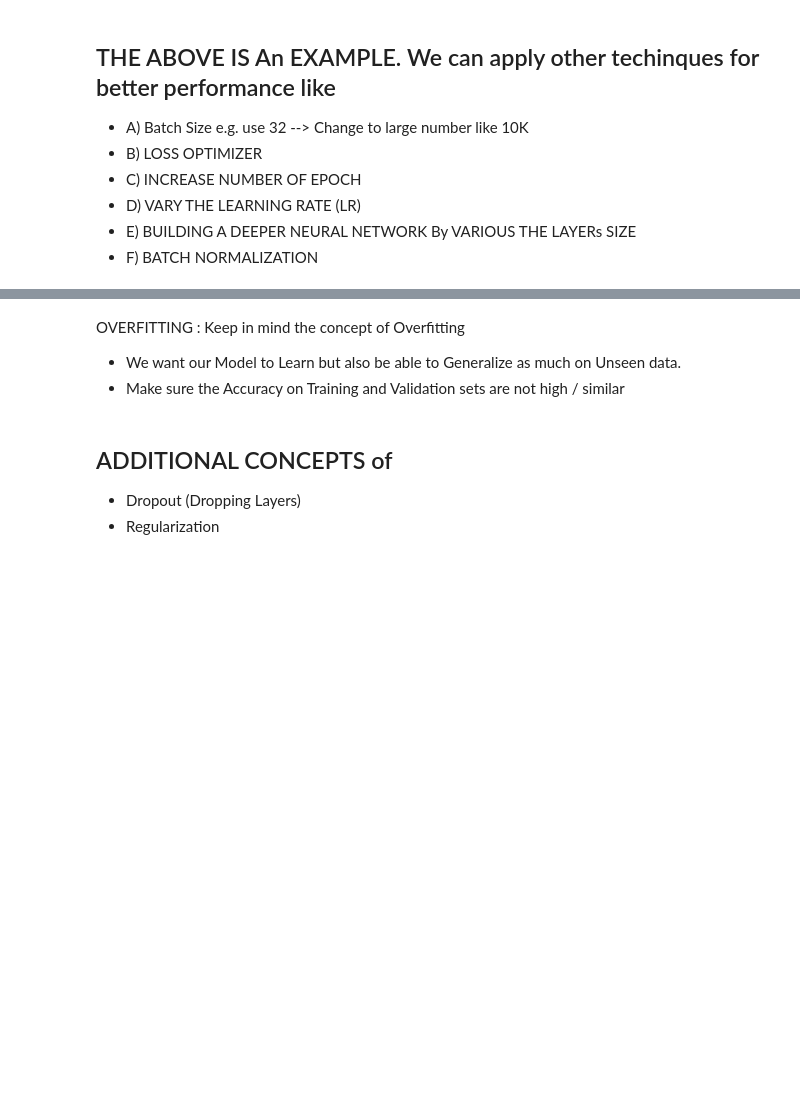
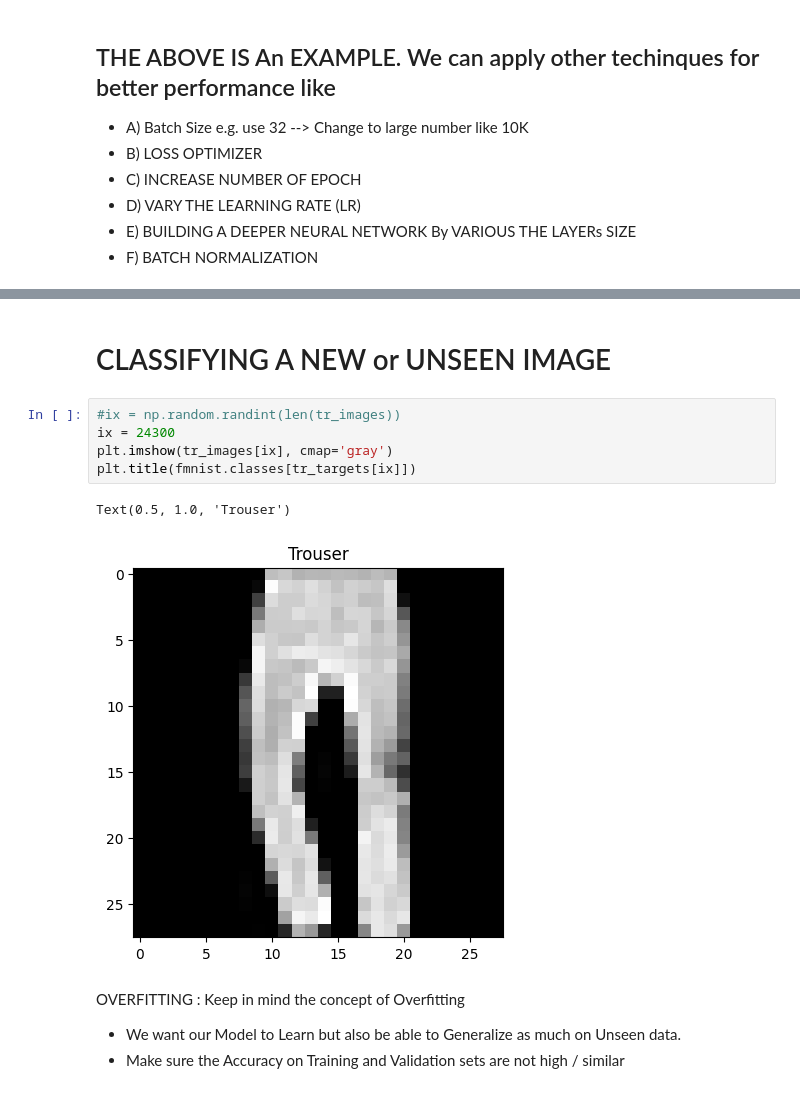
Before and after one commit to stbalaji/AIForBusiness, a Jupyter notebook: 02CVUsingNN_EndToEndClassification.ipynb, the cells around one changed output, grey strips where cells are left out. Cells and saved outputs as stored; diff of their text form; blank space fills up the shorter version.

```diff
--- a/02CVUsingNN_EndToEndClassification.ipynb
+++ b/02CVUsingNN_EndToEndClassification.ipynb
@@ -274,8 +296,14 @@ ESSENTIALLY SIGMOID VALUES DON'T CHANGE CONSIDERABLY UNLESS THE WEIGHT values ar
+# %% [markdown]
+# CLASSIFYING A NEW or UNSEEN IMAGE
+# %%
+#ix = np.random.randint(len(tr_images))
+ix = 24300
+plt.imshow(tr_images[ix], cmap='gray')
+plt.title(fmnist.classes[tr_targets[ix]])
+# %% [output]
+Text(0.5, 1.0, 'Trouser')
+[figure, added]
 # %% [markdown]
 OVERFITTING : Keep in mind the concept of Overfitting
 - We want our Model to Learn but also be able to Generalize as much on Unseen data.
 - Make sure the Accuracy on Training and Validation sets are not high / similar
-# %% [markdown]
-## ADDITIONAL CONCEPTS of
-- Dropout (Dropping Layers)
-- Regularization
```
Also changed, not shown: parts of 11 cells of this notebook.
